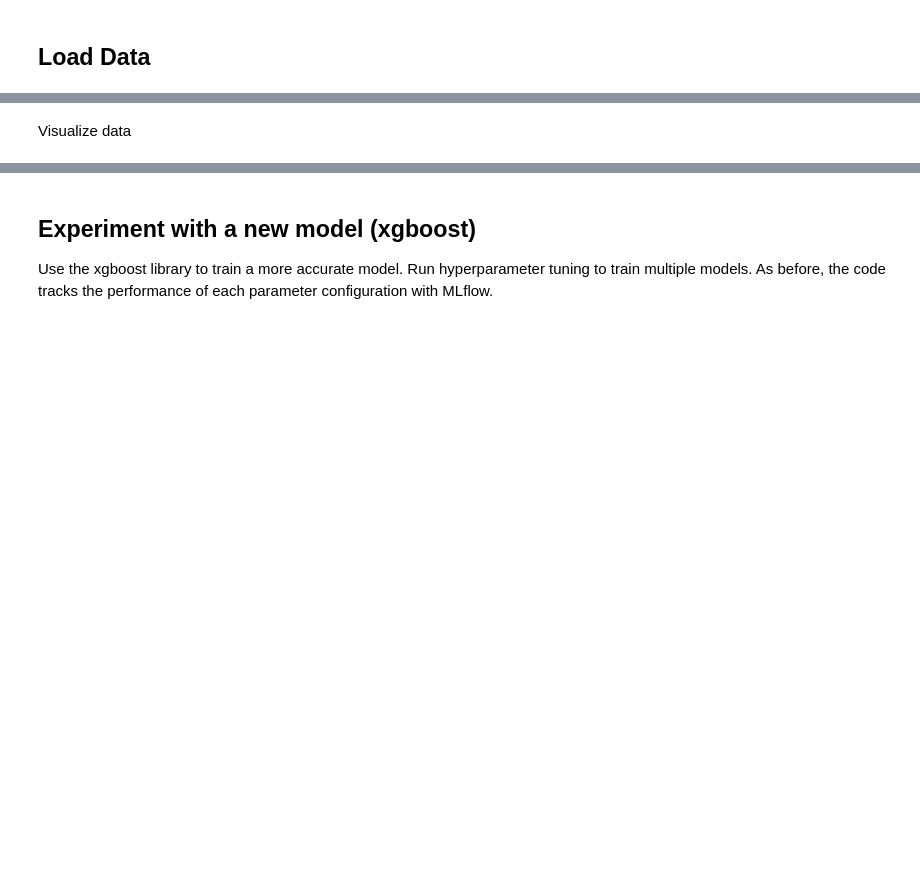
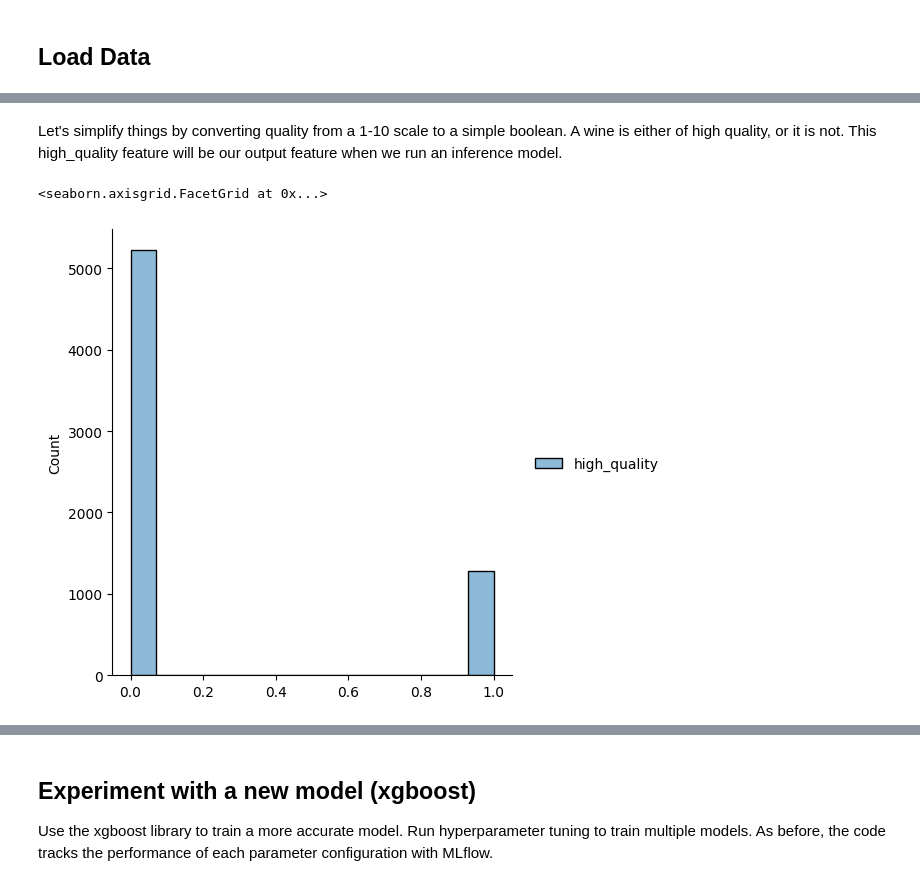
Before and after one commit to rht-labs/mlops-exercise, a Jupyter notebook: 1-prep_and_gather_data_instructor.ipynb, the cells around one changed output, grey strips where cells are left out. Drawn from its saved outputs; the diff is of its cells as text; code cells hidden in the pictures; blank space fills up the shorter version.

```diff
--- a/1-prep_and_gather_data_instructor.ipynb
+++ b/1-prep_and_gather_data_instructor.ipynb
@@ -76,4 +172,11 @@ data = transformdata(red_wine, white_wine)
+# %% [markdown]
+Let's simplify things by converting quality from a 1-10 scale to a simple boolean. A wine is either of high quality, or it is not. This high_quality feature will be our output feature when we run an inference model.
 # %%
-data.head(5)
+data["high_quality"] = (data.quality >= 7).astype(int) # modify to return an int
+data.tail(5)
+
+# Add code below to plot the new high_quality feature on a histogram
+seaborn.displot(data=data[["high_quality"]])
+# %% [output]
+<seaborn.axisgrid.FacetGrid at 0x...>
+[figure, added]
-# %% [markdown]
-Visualize data
```
Also changed, not shown: parts of 53 cells of this notebook, 2 other files.
